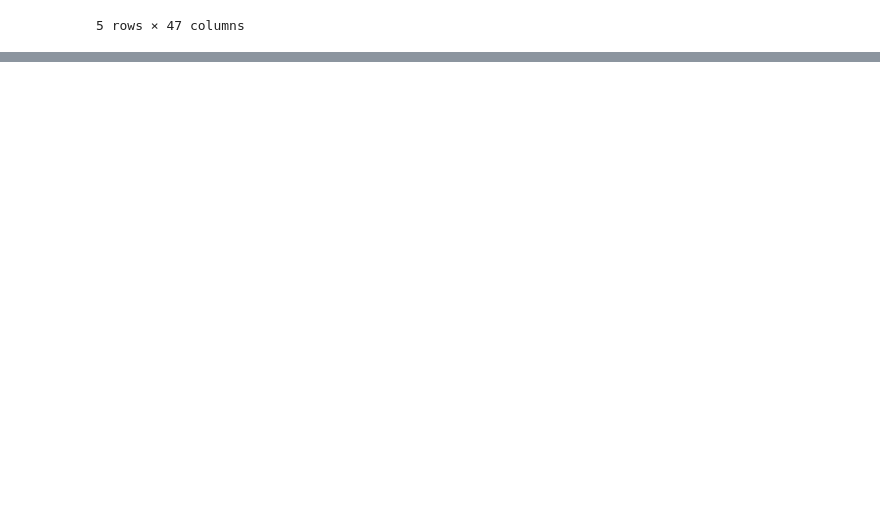
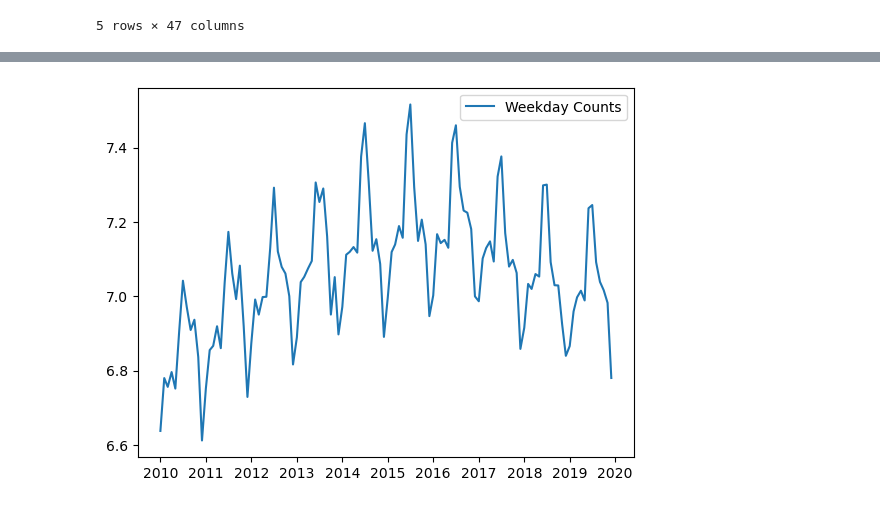
Before and after one commit to UCB-stat-159-s23/project-Group23, a Jupyter notebook: Jiachen_EDA.ipynb, the cells around one changed output, grey strips where cells are left out. Drawn from its saved outputs; the diff is of its cells as text; code cells hidden in the pictures; blank space fills up the shorter version.

```diff
--- a/Jiachen_EDA.ipynb
+++ b/Jiachen_EDA.ipynb
@@ -67,0 +89,5 @@ ax.set_xticklabels(label, rotation=90);
+# %%
+logts_2010_2019 = np.log(ts_2010_2019)
+sns.lineplot(logts_2010_2019);
+# %% [output]
+[figure, added]
```
Also changed, not shown: parts of 30 cells of this notebook.
